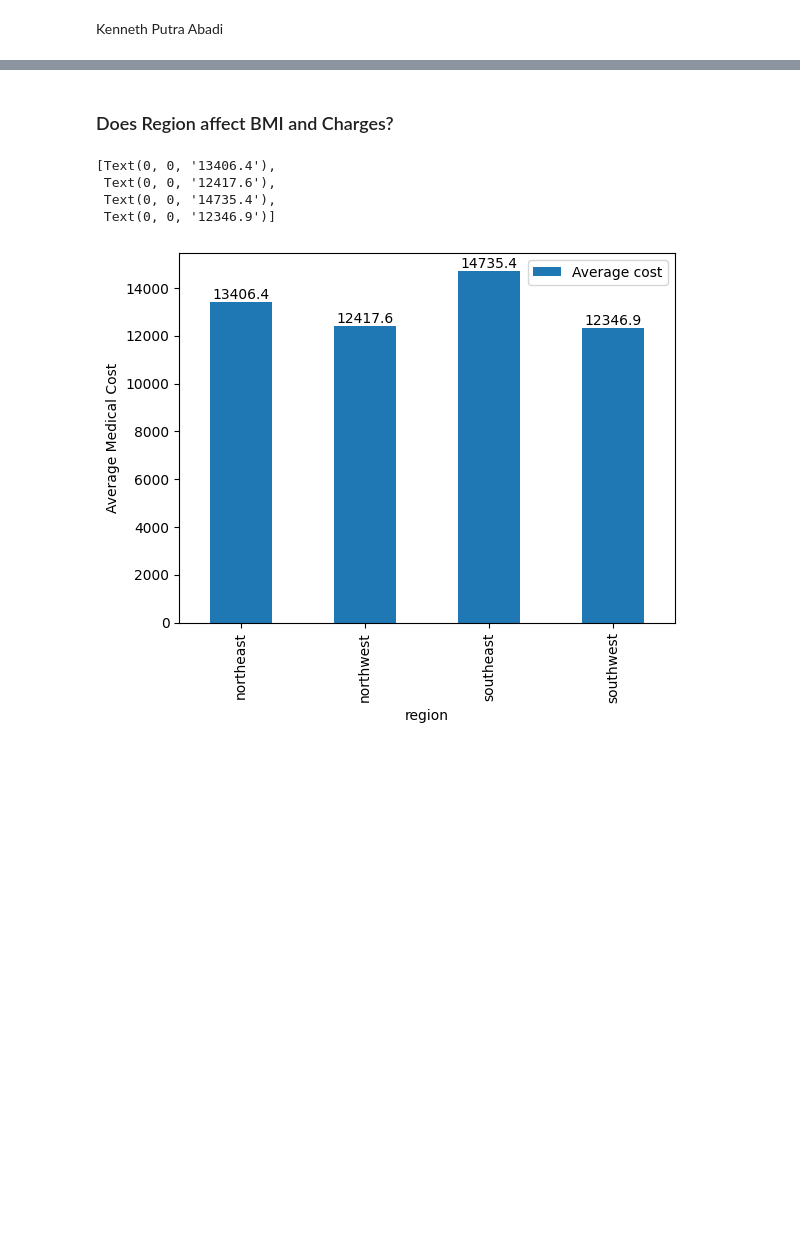
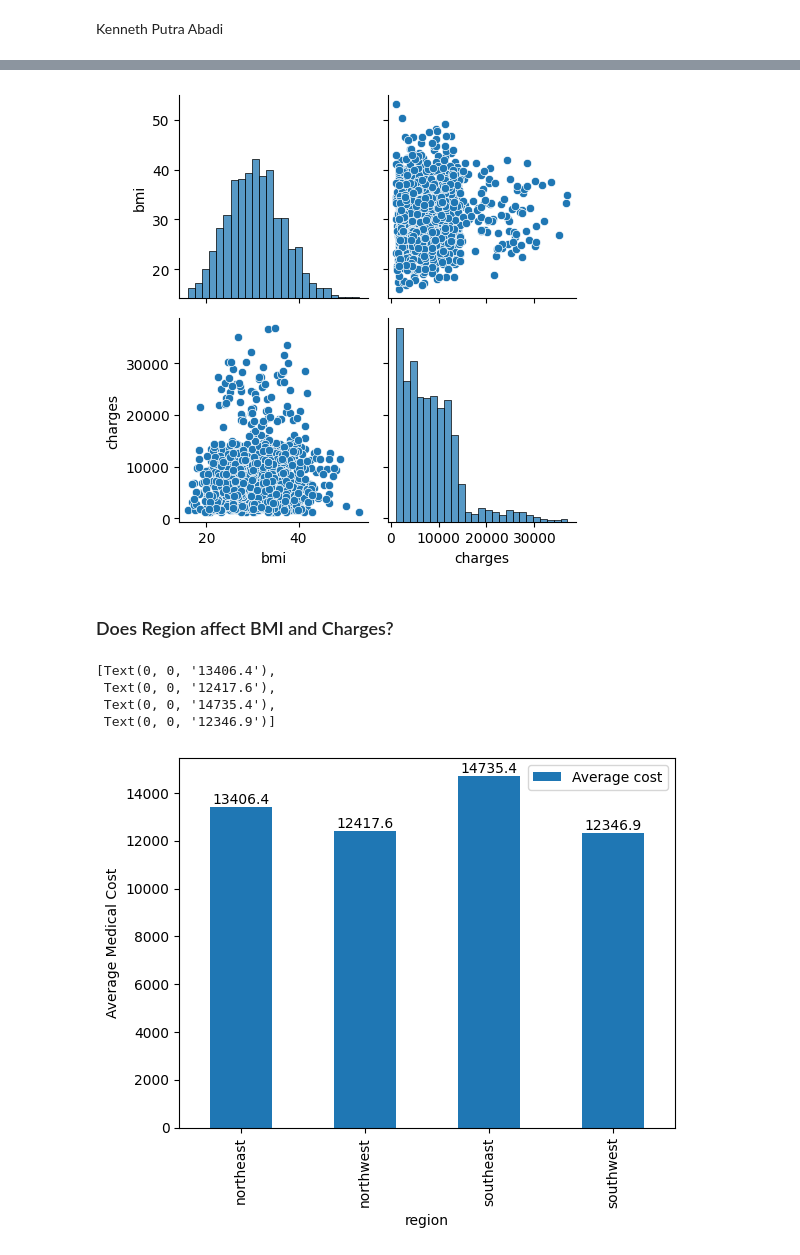
Before and after one commit to ubco-W2022T2-data301/project-group-group08, a Jupyter notebook: analysis/analysis3.ipynb, the cells around one changed output, grey strips where cells are left out. Drawn from its saved outputs; the diff is of its cells as text; code cells hidden in the pictures; blank space fills up the shorter version.

```diff
--- a/analysis/analysis3.ipynb
+++ b/analysis/analysis3.ipynb
@@ -38,3 +32,9 @@ nosmoke.plot(kind='scatter',x = 'bmi', y = 'charges',title= "non-Smoker")
+# %%
+nosmoke = project_functions3.nosmoke(df)
+plot2 = sns.pairplot(nosmoke)
+plt.tight_layout()
+# %% [output]
+[figure, added]
 # %% [markdown]
 ### Does Region affect BMI and Charges?
 # %%
```
Also changed, not shown: parts of 6 cells of this notebook, 3 other files.
